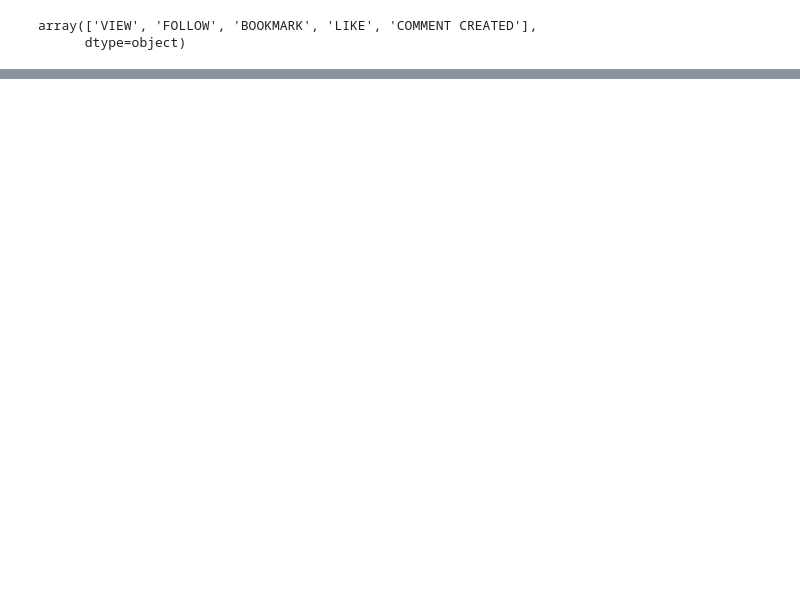
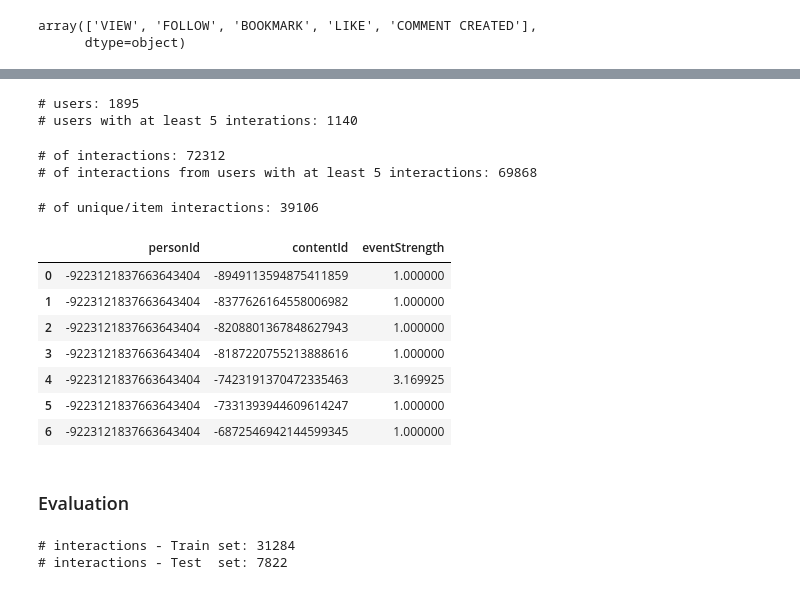
Before and after one commit to swainshashwat/recsys, a Jupyter notebook: recsys001.ipynb, the cells around one changed output, grey strips where cells are left out. Drawn from its saved outputs; the diff is of its cells as text; code cells hidden in the pictures; blank space fills up the shorter version.

Commit message:
preprocessing the selected interactions

```diff
--- a/recsys001.ipynb
+++ b/recsys001.ipynb
@@ -61,6 +63,9 @@ event_type_strength = {
     'FOLLOW': 3.0,
     'COMMENT CREATED': 4.0
 }
-interactions_df['eventStrength'] = interactions_df['eventType'].apply(
+
+
+interactions_df['eventStrength'] = interactions_df['eventType']\
+    .apply(
 lambda x: event_type_strength[x])
 # %%
@@ -76,0 +82,57 @@ interactions_df.head(7)
+# %%
+users_interactions_count_df = interactions_df\
+    .groupby(['personId', 'contentId'])\
+    .size()\
+    .groupby('personId')\
+    .size()
+print('# users: %d' %len(users_interactions_count_df))
+
+users_with_enough_interactions_df = users_interactions_count_df\
+    [users_interactions_count_df >= 5].reset_index()[['personId']]
+print('# users with at least 5 interations: %d'
+      % len(users_with_enough_interactions_df))
+# %% [output]
+# users: 1895
+# users with at least 5 interations: 1140
+# %%
+print('# of interactions: %d' % len(interactions_df))
+
+interactions_from_selected_users_df = interactions_df\
+    .merge(users_with_enough_interactions_df,
+          how = 'right',
+          left_on = 'personId',
+          right_on = 'personId')
+print('# of interactions from users with at least 5 interactions: %d'
+      % len(interactions_from_selected_users_df))
+# %% [output]
+# of interactions: 72312
+# of interactions from users with at least 5 interactions: 69868
+# %%
+# aggregating all interactions the user has performed in an intem
+# by a weigted sum of interaction type strength
+# and smoothening the distribution using log transformation
+
+def smooth_user_preference(x):
+    return math.log(1+x, 2)
+
+interactions_full_df = interactions_from_selected_users_df\
+    .groupby(['personId', 'contentId'])['eventStrength']\
+    .sum()\
+    .apply(smooth_user_preference)\
+    .reset_index()
+# %%
+print('# of unique/item interactions: %d'
+     % len(interactions_full_df))
+interactions_full_df.head(7)
+# %% [output]
+# of unique/item interactions: 39106
+|  | personId | contentId | eventStrength |
+| 0 | -9223121837663643404 | -8949113594875411859 | 1.000000 |
+| 1 | -9223121837663643404 | -8377626164558006982 | 1.000000 |
+| 2 | -9223121837663643404 | -8208801367848627943 | 1.000000 |
+| 3 | -9223121837663643404 | -8187220755213888616 | 1.000000 |
+| 4 | -9223121837663643404 | -7423191370472335463 | 3.169925 |
+| 5 | -9223121837663643404 | -7331393944609614247 | 1.000000 |
+| 6 | -9223121837663643404 | -6872546942144599345 | 1.000000 |
+# %% [markdown]
+### Evaluation
@@ -76,0 +145,6 @@ interactions_df.head(7)
+# %%
+print('# interactions - Train set: %d' %len(interactions_train_df))
+print('# interactions - Test  set: %d' %len(interactions_test_df))
+# %% [output]
+# interactions - Train set: 31284
+# interactions - Test  set: 7822
```
Also changed, not shown: parts of 8 cells of this notebook.
